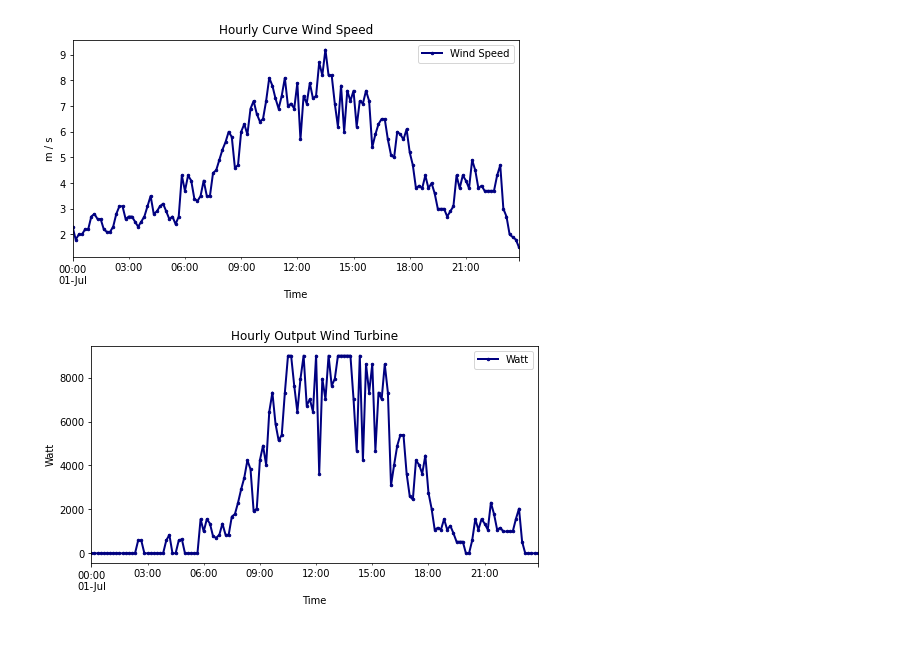
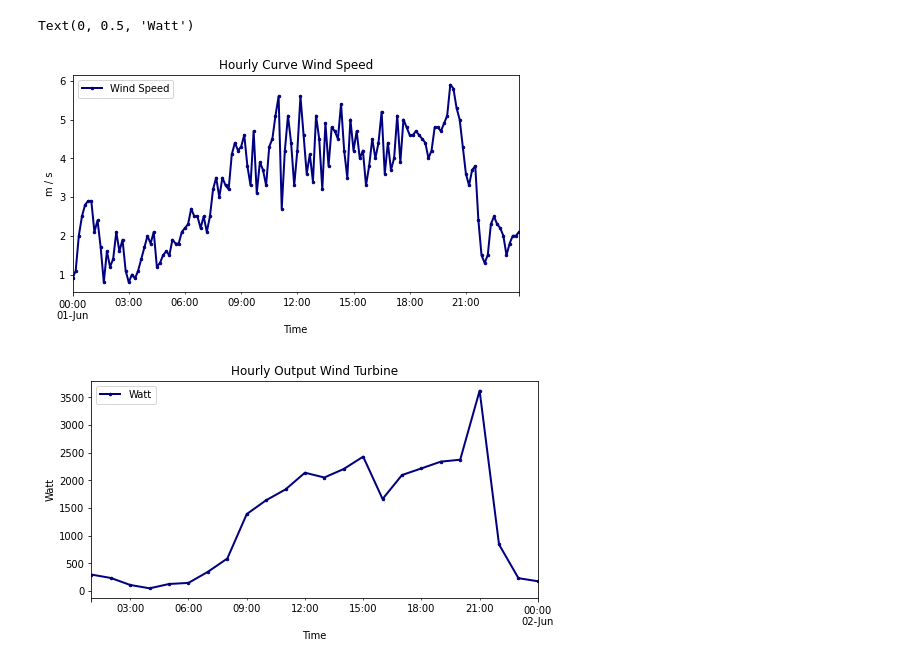
Before and after one commit to 7imo/green-k8s-energy-management, a Jupyter notebook: winddata.ipynb, the cells around one changed output. Cells and saved outputs as stored; diff of their text form; code cells hidden in the pictures.

Commit message:
10 min unterval resample

```diff
--- a/winddata.ipynb
+++ b/winddata.ipynb
@@ -12,7 +12,7 @@ for row in rows:
     key = row.split(';')[1]
     value = row.split(';')[3]
 
-    if key.startswith('20200701'):
+    if key.startswith('20200601'):
         datetime_key = datetime.strptime(key, '%Y%m%d%H%M')
         result[datetime_key] = value
 f.close()
@@ -24,13 +24,17 @@ ax.set_xlabel("Time")
 ax.set_ylabel("m / s")
 
 watt = df
+watt['Watt'] =  math.pi / 2 * 5.1**2 * watt['Wind Speed']**3 * 1.2 * 0.5
+
 # Set Bottom
-watt['Wind Speed'].values[watt['Wind Speed'] < 3] = 0
-watt['Watt'] =  math.pi / 2 * 5.1**2 * watt['Wind Speed']**3 * 1.2 * 0.4
+#watt['Wind Speed'].values[watt['Wind Speed'] < 3] = 0
 # Set Ceiling
-watt['Watt'].values[watt['Watt'] > 8999] = 9000
+#watt['Watt'].values[watt['Watt'] > 8999] = 9000
+
 del watt['Wind Speed']
-ax = watt.plot(lw=2, colormap='jet', marker='.', markersize=5, title='Hourly Output Wind Turbine', figsize=(8, 4))
+hour = watt.resample('H', label='right').mean()
+print(hour.head())
+ax = hour.plot(lw=2, colormap='jet', marker='.', markersize=5, title='Hourly Output Wind Turbine', figsize=(8, 4))
 ax.set_xlabel("Time")
 ax.set_ylabel("Watt")
 # %% [output]
@@ -38,2 +47,3 @@ Text(0, 0.5, 'Watt')
+Text(0, 0.5, 'Watt')
-[figure, old version]
+[figure, new version]
-[figure, old version]
+[figure, new version]
```
Also changed, not shown: parts of 1 cell of this notebook, 3 other files.
